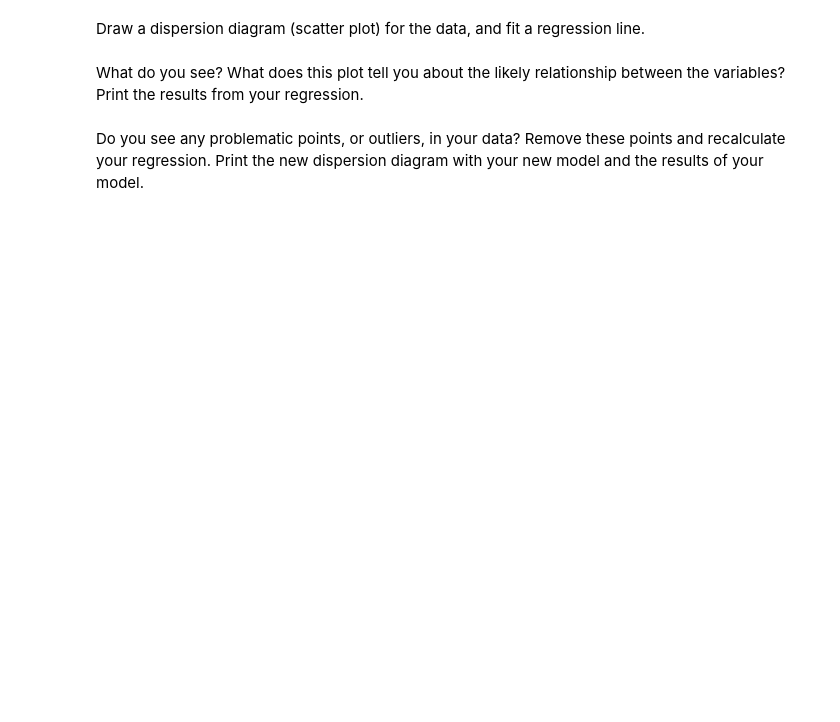
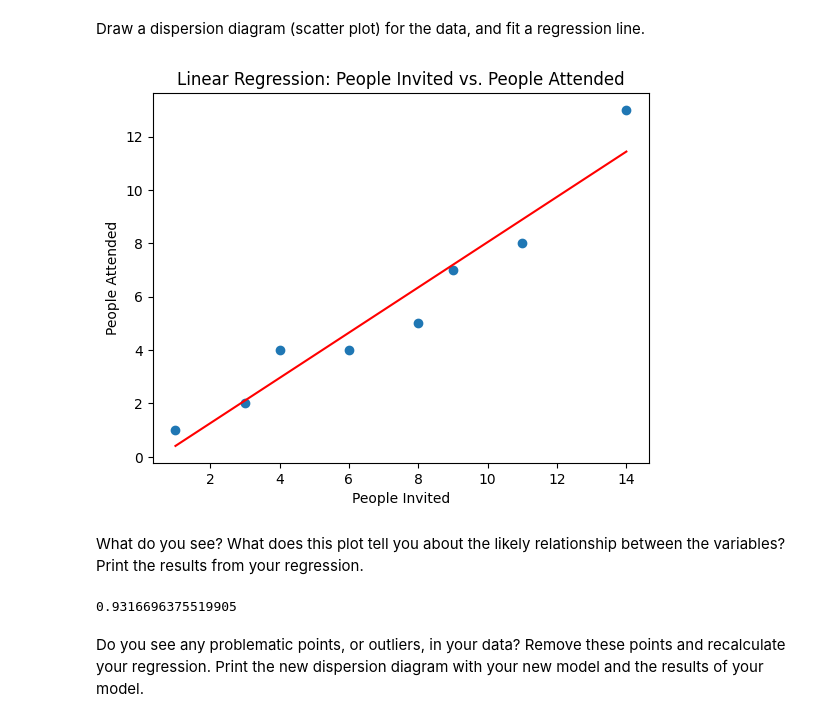
Before and after one commit to Marinasel86/lab-regression-analysis, a Jupyter notebook: your-code/challenge1.ipynb, the cells around one changed output. Saved outputs shown, nothing was run; the diff lists cells and outputs as text; code cells hidden in the pictures; blank space fills up the shorter version.

```diff
--- a/your-code/challenge1.ipynb
+++ b/your-code/challenge1.ipynb
@@ -228,0 +271,5 @@ First, build a dataframe with the data.
+# %%
+x_values = [1, 3, 4, 6, 8, 9, 11, 14]  # x values with people invited
+y_values = [1, 2, 4, 4, 5, 7, 8, 13]  # y values with poeple who attended
+frame = pd.DataFrame({'invited': x_values, 'attended': y_values})
+print(frame)
@@ -233,2 +293,17 @@ Draw a dispersion diagram (scatter plot) for the data, and fit a regression line
+# %%
+x = frame[['invited']]
+y = frame['attended']
+model = linear_model.LinearRegression()
+result = model.fit(x, y)
+# %%
+regression_line = result.intercept_ + frame.invited * result.coef_
+plt.plot(frame.invited, regression_line, c='red')
+plt.scatter(frame.invited, frame.attended)
+plt.xlabel('People Invited')
+plt.ylabel('People Attended')
+plt.title('Linear Regression: People Invited vs. People Attended')
+plt.show()
+# %% [output]
+[figure, added]
 # %% [markdown]
 What do you see? What does this plot tell you about the likely relationship between the variables? Print the results from your regression.
@@ -237,2 +313,7 @@ What do you see? What does this plot tell you about the likely relationship betw
+# %%
+# R2
+result.score(x, y)
+# %% [output]
+0.9316696375519905
 # %% [markdown]
 Do you see any problematic points, or outliers, in your data? Remove these points and recalculate your regression. Print the new dispersion diagram with your new model and the results of your model.
```
Also changed, not shown: parts of 18 cells of this notebook.
